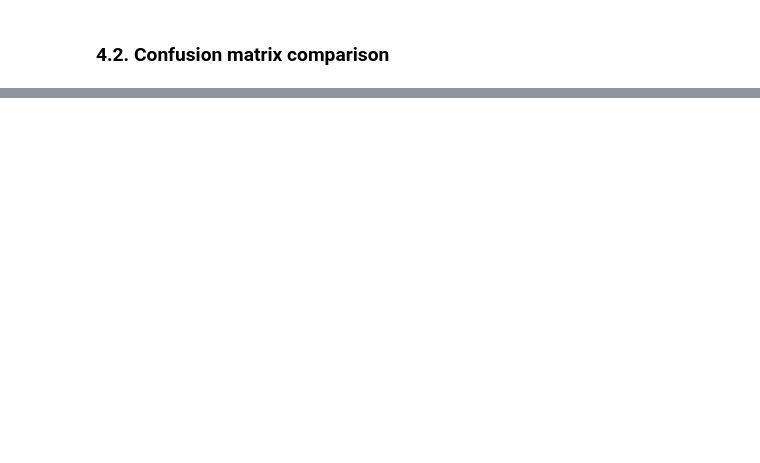
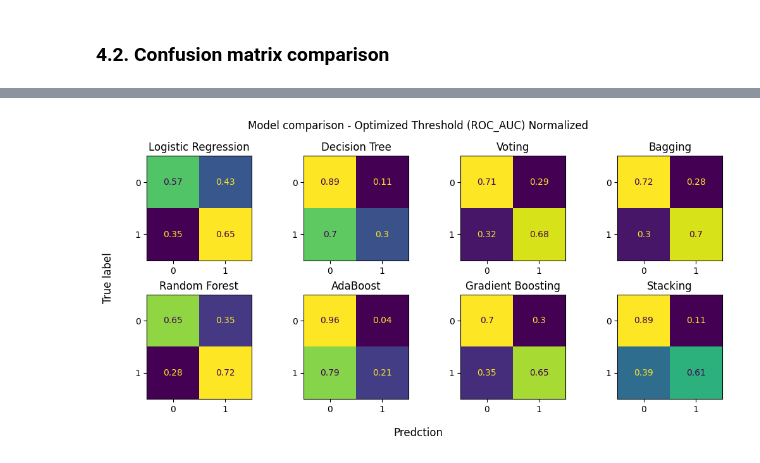
Before and after one commit to kebo0267/AI_ML_Classwork, a Jupyter notebook: class_demo/Lesson_21_demo.ipynb, the cells around one changed output, grey strips where cells are left out. Drawn from its saved outputs; the diff is of its cells as text; code cells hidden in the pictures; blank space fills up the shorter version.

```diff
--- a/class_demo/Lesson_21_demo.ipynb
+++ b/class_demo/Lesson_21_demo.ipynb
@@ -416,0 +460,2 @@ plt.show()
+# %%
+num_samples = 1000
@@ -416,0 +464,9 @@ plt.show()
+# %%
+model_thres_results = {}
+
+for model in [lr_clf, dt_clf, voting_clf, bagging_clf, rf_clf, adaboost_clf, gb_clf, stacking_clf]:
+    TunedThreshCV = TunedThresholdClassifierCV(estimator=model, scoring='roc_auc')
+    TunedThreshCV.fit(X=train_df.drop('target', axis=1)[:num_samples], y=train_df['target'][:num_samples])
+
+    model_thres_results[model] = TunedThreshCV.best_threshold_
+    print(f'{type(model).__name__} new threshold: {TunedThreshCV.best_threshold_:.3f}')
@@ -416,0 +482,7 @@ plt.show()
+# %%
+preds = {}
+
+for model_name, model in zip(results['Model'], [lr_clf, dt_clf, voting_clf, bagging_clf, rf_clf, adaboost_clf, gb_clf, stacking_clf]):
+    print("roc_auc optimized - ", model_name, round(model_thres_results[model], 3))
+
+    preds[model] = model.predict_proba(test_df.drop(['target'][:num_samples], axis=1))[:, 1] > model_thres_results[model]
@@ -416,0 +498,29 @@ plt.show()
+# %%
+ncols = 4
+nrows = 2
+
+fig, axes = plt.subplots(nrows=nrows, ncols=ncols, figsize=(ncols*2.6, nrows*2.6))
+axes = axes.flatten()
+
+fig.suptitle('Model comparison - Optimized Threshold (ROC_AUC) Normalized')
+fig.supylabel('True label')
+fig.supxlabel('Predction')
+
+for i, (model_name, model) in enumerate(zip(results['Model'], [lr_clf, dt_clf, voting_clf, bagging_clf, rf_clf, adaboost_clf, gb_clf, stacking_clf])):
+
+    disp = ConfusionMatrixDisplay.from_predictions(
+        test_df['target'],
+        preds[model],
+        normalize='true',
+        ax=axes[i],
+        colorbar=False
+    )
+
+    axes[i].set_title(model_name)
+    axes[i].set_xlabel('')
+    axes[i].set_ylabel('')
+
+plt.tight_layout()
+plt.show()
+# %% [output]
+[figure, added]
```
Also changed, not shown: parts of 16 cells of this notebook, 4 other files.
